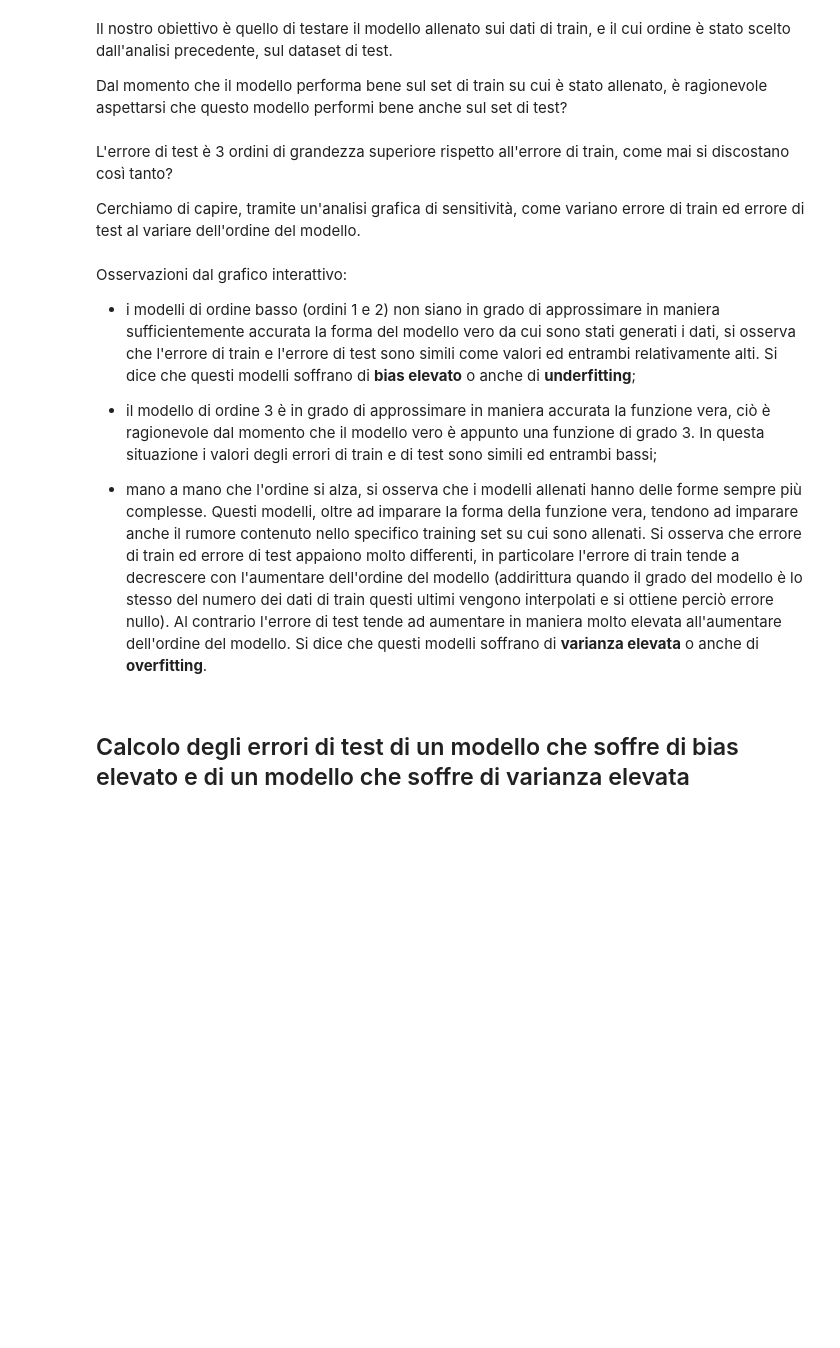
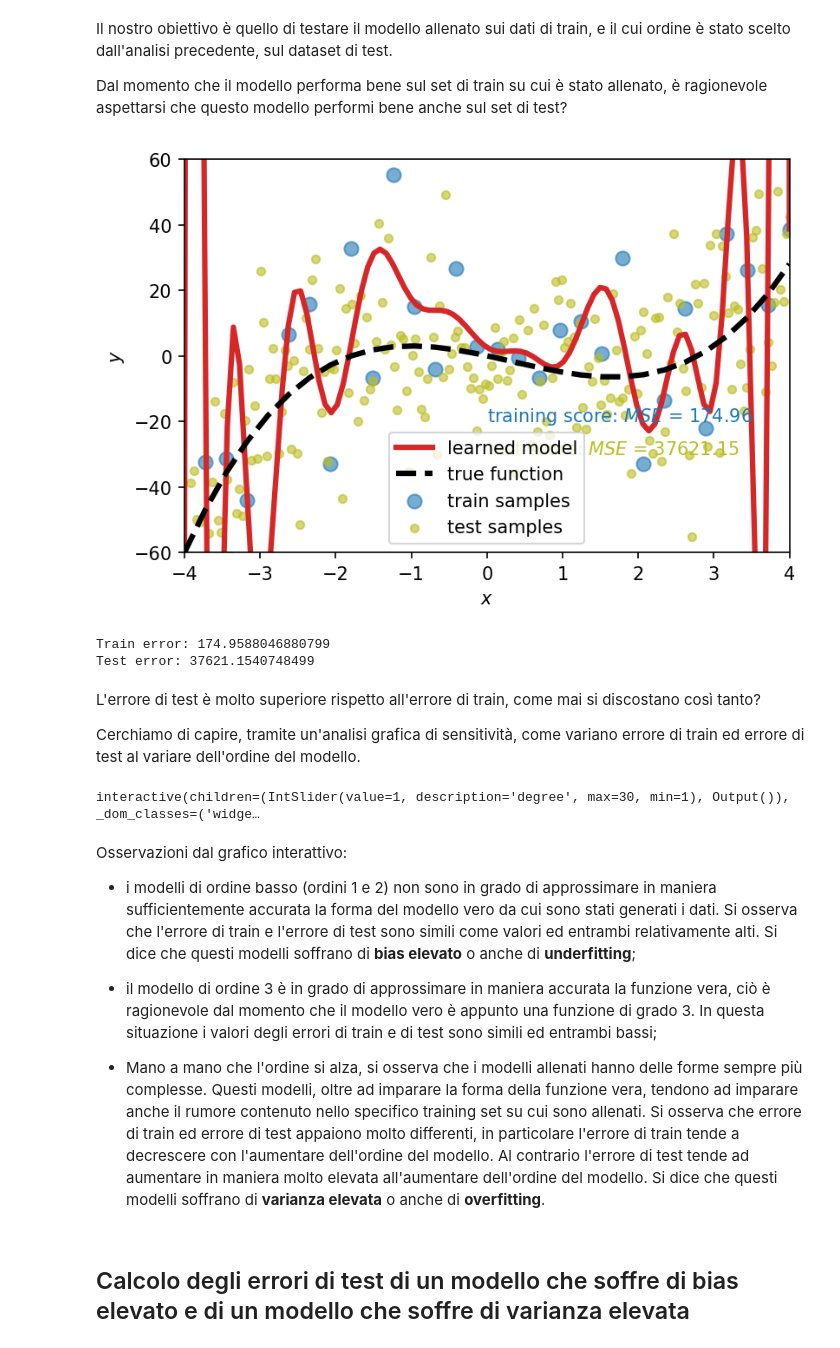
Before and after one commit to stegianna/IMAD_UniBg, a Jupyter notebook: Laboratorio_IMAD/Machine_learning/Validazione_Regolarizzazione.ipynb, the cells around one changed output. Saved outputs shown, nothing was run; the diff lists cells and outputs as text; code cells hidden in the pictures; blank space fills up the shorter version.

```diff
--- a/Laboratorio_IMAD/Machine_learning/Validazione_Regolarizzazione.ipynb
+++ b/Laboratorio_IMAD/Machine_learning/Validazione_Regolarizzazione.ipynb
@@ -100,14 +114,18 @@ pipeline.fit(X_train, y_train)
 # %%
-x = np.linspace(-2,2,100)[:, np.newaxis]
-plt.plot(x, pipeline.predict(x), linestyle='--',label='learned model',color='C0')
-plt.scatter(X_train, y_train, label='train samples',color='C0',s=50)
-plt.scatter(X_test, y_test, label='test samples',color='C1',s=50)
-plt.plot(X_train, f, 'k-',alpha=0.6, label='true function')
-plt.ylim(-4,3)
-plt.xlim(np.min(X_train),np.max(X_train))
+x = np.linspace(-4, 4, 100)[:, np.newaxis]
+
+fig=plt.figure(figsize=(6, 4), dpi= 150, facecolor='w', edgecolor='k')
+plt.plot(x, pipeline.predict(x), linestyle='-', label='learned model', color='C3', linewidth=3)
+plt.scatter(X_train, y_train, alpha=0.6, label='train samples', color='C0', s=60)
+plt.scatter(X_test, y_test, alpha=0.6, label='test samples', color='C8', s=20)
+plt.plot(X_train, f, 'k--',alpha=1, label='true function', linewidth=3)
+plt.ylim(-60, 60); plt.xlim(-4, 4)
+plt.xlim(np.min(X_train), np.max(X_train))
 plt.xlabel('$x$')
 plt.ylabel('$y$')
-plt.text(-0.5, -2.3, "training score: $MSE$ = {0:.2f}".format(mean_squared_error(y_train,pipeline.predict(X_train))),
+plt.text(0, -20, "training score: $MSE$ = {0:.2f}".format(mean_squared_error(y_train,pipeline.predict(X_train))),
          color='C0')
-plt.text(-0.5, -2.8, "test score: $MSE$ = {0:.2f}".format(mean_squared_error(y_test,pipeline.predict(X_test))), color='C1')
-plt.legend(frameon=True);
+plt.text(0, -30,"test score: $MSE$ = {0:.2f}".format(mean_squared_error(y_test,pipeline.predict(X_test))), color='C8')
+plt.legend(loc='best', frameon=True);
+# %% [output]
+[figure, added]
@@ -117,42 +132,56 @@ test_error1
+# %%
+train_error1 = mean_squared_error(y_train, pipeline.predict(X_train))
+test_error1 = mean_squared_error(y_test, pipeline.predict(X_test))
+print('Train error:', train_error1)
+print('Test error:', test_error1)
+# %% [output]
+Train error: 174.9588046880799
+Test error: 37621.1540748499
 # %% [markdown]
-L'errore di test è 3 ordini di grandezza superiore rispetto all'errore di train, come mai si discostano così tanto?
+L'errore di test è molto superiore rispetto all'errore di train, come mai si discostano così tanto?
 
 Cerchiamo di capire, tramite un'analisi grafica di sensitività, come variano errore di train ed errore di test al variare dell'ordine del modello.
 # %%
-r=(1,30)
-def plot_poly(degree=1):
-    polynomial_features = PolynomialFeatures(degree=degree,
-                                             include_bias=False)
-    linear_regression = LinearRegression()
+r = (1, 30)
+
+def plot_poly(degree = 1):
+    polynomial_features = PolynomialFeatures(degree=degree) # create polynomial features
+    linear_regression = LinearRegression() # define linear regression model
     pipeline = Pipeline([("polynomial_features", polynomial_features),
-                         ("linear_regression", linear_regression)])
-    pipeline.fit(X_train, y_train)
+                         ("linear_regression", linear_regression)]) # create pipeline of instrunctions
+    pipeline.fit(X_train, y_train) # fit the model
 
-    x = np.linspace(-1.7,1.7,100)[:, np.newaxis]
-    plt.plot(x, pipeline.predict(x), linestyle='--', label="learned model")
-    plt.plot(X_train, f, 'k-',alpha=0.6,label="true function")
-    plt.scatter(X_train, y_train, label="train samples",color='C0',s=50)
-    plt.scatter(X_test, y_test, label="test samples",color='C1',s=50)
+    x = np.linspace(-4, 4, 100)[:, np.newaxis]
+
+    fig=plt.figure(figsize=(6, 4), dpi= 150, facecolor='w', edgecolor='k')
+    plt.plot(x, pipeline.predict(x), linestyle='-', label="learned model", linewidth=3, color='C3')
+    plt.plot(X_train, f, 'k--',alpha=1, label="true function", linewidth=3)
+    plt.scatter(X_train, y_train, alpha=0.6, label="train samples", color='C0', s=60)
+    plt.scatter(X_test, y_test, alpha=0.6, label="test samples", color='C8', s=20)
     plt.xlabel("$x$")
     plt.ylabel("$y$")
-    plt.ylim((-4, 3))
-    plt.xlim(np.min(X_train),np.max(X_train))
-    plt.legend(loc="upper center",frameon=True)
-    plt.text(-0.5, -2.3, "training score: $MSE$ = {0:.2f}".format(mean_squared_error(y_train,pipeline.predict(X_train))),
+    plt.ylim((-60, 100))
+    plt.xlim(np.min(X_train), np.max(X_train))
+    plt.legend(loc='best', frameon=True)
+    plt.text(4.1, 0, "training score: $MSE$ = {0:.2f}".format(mean_squared_error(y_train, pipeline.predict(X_train))),
          color='C0')
-    plt.text(-0.5, -2.8, "test score: $MSE$ = {0:.2f}".format(mean_squared_error(y_test,pipeline.predict(X_test))), color='C1')
+    plt.text(4.1, -10, "test score: $MSE$ = {0:.2f}".format(mean_squared_error(y_test, pipeline.predict(X_test))), color='C8')
     plt.show()
 
 w=interactive(plot_poly, degree=r)
 w
+# %% [output]
+interactive(children=(IntSlider(value=1, description='degree', max=30, min=1), Output()), _dom_classes=('widge…
 # %% [markdown]
 Osservazioni dal grafico interattivo:
 
-- i modelli di ordine basso (ordini 1 e 2) non siano in grado di approssimare in maniera sufficientemente accurata la forma del modello vero da cui sono stati generati i dati, si osserva che l'errore di train e l'errore di test sono simili come valori ed entrambi relativamente alti. Si dice che questi modelli soffrano di **bias elevato** o anche di **underfitting**;
+- i modelli di ordine basso (ordini 1 e 2) non sono in grado di approssimare in maniera sufficientemente accurata la forma del modello vero da cui sono stati generati i dati. Si osserva che l'errore di train e l'errore di test sono simili come valori ed entrambi relativamente alti. Si dice che questi modelli soffrano di **bias elevato** o anche di **underfitting**;
+
 
 - il modello di ordine 3 è in grado di approssimare in maniera accurata la funzione vera, ciò è ragionevole dal momento che il modello vero è appunto una funzione di grado 3. In questa situazione i valori degli errori di train e di test sono simili ed entrambi bassi;
 
-- mano a mano che l'ordine si alza, si osserva che i modelli allenati hanno delle forme sempre più complesse. Questi modelli, oltre ad imparare la forma della funzione vera, tendono ad imparare anche il rumore contenuto nello specifico training set su cui sono allenati. Si osserva che errore di train ed errore di test appaiono molto differenti, in particolare l'errore di train tende a decrescere con l'aumentare dell'ordine del modello (addirittura quando il grado del modello è lo stesso del numero dei dati di train questi ultimi vengono interpolati e si ottiene perciò errore nullo). Al contrario l'errore di test tende ad aumentare in maniera molto elevata all'aumentare dell'ordine del modello. Si dice che questi modelli soffrano di **varianza elevata** o anche di **overfitting**.
+
+- Mano a mano che l'ordine si alza, si osserva che i modelli allenati hanno delle forme sempre più complesse. Questi modelli, oltre ad imparare la forma della funzione vera, tendono ad imparare anche il rumore contenuto nello specifico training set su cui sono allenati. Si osserva che errore di train ed errore di test appaiono molto differenti, in particolare l'errore di train tende a decrescere con l'aumentare dell'ordine del modello. Al contrario l'errore di test tende ad aumentare in maniera molto elevata all'aumentare dell'ordine del modello. Si dice che questi modelli soffrano di **varianza elevata** o anche di **overfitting**.
 # %% [markdown]
 ## Calcolo degli errori di test di un modello che soffre di bias elevato e di un modello che soffre di varianza elevata
 # %% [markdown]
```
Also changed, not shown: parts of 43 cells of this notebook, 1 other file.
